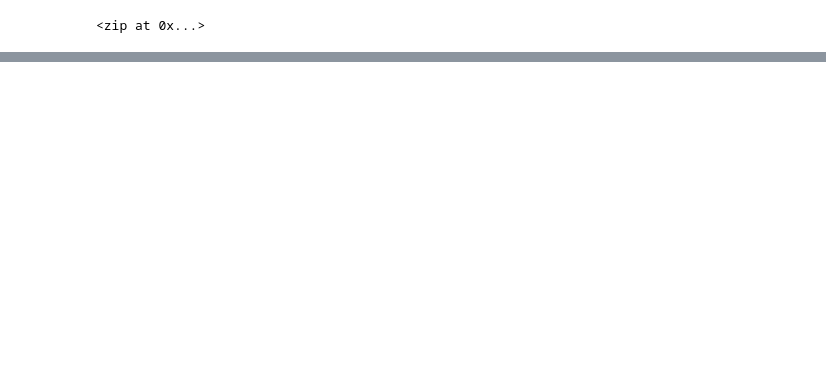
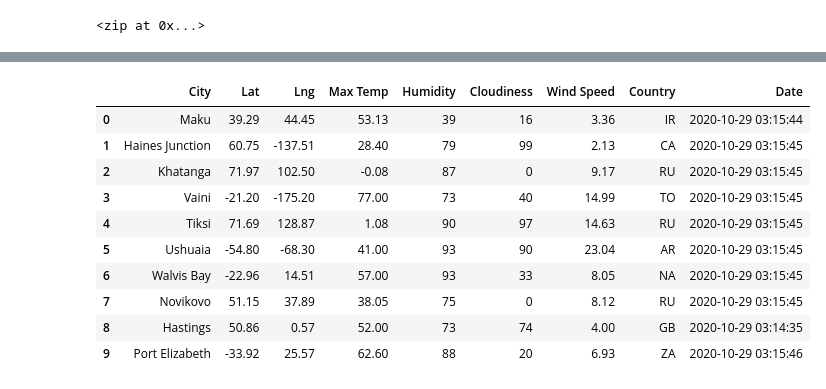
Before and after one commit to fcberni/World_Weather_Analysis, a Jupyter notebook: WeatherPy.ipynb, the cells around one changed output, grey strips where cells are left out. Saved outputs shown, nothing was run; the diff lists cells and outputs as text; code cells hidden in the pictures; blank space fills up the shorter version.

Commit message:
Adding Complete Cities Dataframe

```diff
--- a/WeatherPy.ipynb
+++ b/WeatherPy.ipynb
@@ -33,0 +45,4 @@ len(cities)
+# %%
+# Starting URL for Weather Map API Call.
+url = "http://api.openweathermap.org/data/2.5/weather?units=Imperial&APPID=" + weather_api_key
+print(url)
@@ -33,0 +132,16 @@ len(cities)
+# %%
+# Convert the array of dictionaries to a Pandas DataFrame.
+city_data_df = pd.DataFrame(city_data)
+city_data_df.head(10)
+# %% [output]
+|  | City | Lat | Lng | Max Temp | Humidity | Cloudiness | Wind Speed | Country | Date |
+| 0 | Maku | 39.29 | 44.45 | 53.13 | 39 | 16 | 3.36 | IR | 2020-10-29 03:15:44 |
+| 1 | Haines Junction | 60.75 | -137.51 | 28.40 | 79 | 99 | 2.13 | CA | 2020-10-29 03:15:45 |
+| 2 | Khatanga | 71.97 | 102.50 | -0.08 | 87 | 0 | 9.17 | RU | 2020-10-29 03:15:45 |
+| 3 | Vaini | -21.20 | -175.20 | 77.00 | 73 | 40 | 14.99 | TO | 2020-10-29 03:15:45 |
+| 4 | Tiksi | 71.69 | 128.87 | 1.08 | 90 | 97 | 14.63 | RU | 2020-10-29 03:15:45 |
+| 5 | Ushuaia | -54.80 | -68.30 | 41.00 | 93 | 90 | 23.04 | AR | 2020-10-29 03:15:45 |
+| 6 | Walvis Bay | -22.96 | 14.51 | 57.00 | 93 | 33 | 8.05 | NA | 2020-10-29 03:15:45 |
+| 7 | Novikovo | 51.15 | 37.89 | 38.05 | 75 | 0 | 8.12 | RU | 2020-10-29 03:15:45 |
+| 8 | Hastings | 50.86 | 0.57 | 52.00 | 73 | 74 | 4.00 | GB | 2020-10-29 03:14:35 |
+| 9 | Port Elizabeth | -33.92 | 25.57 | 62.60 | 88 | 20 | 6.93 | ZA | 2020-10-29 03:15:46 |
```
Also changed, not shown: parts of 8 cells of this notebook, 2 other files.
